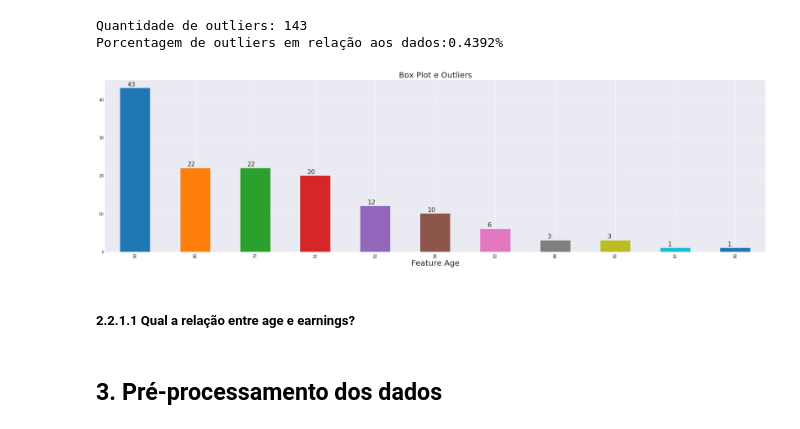
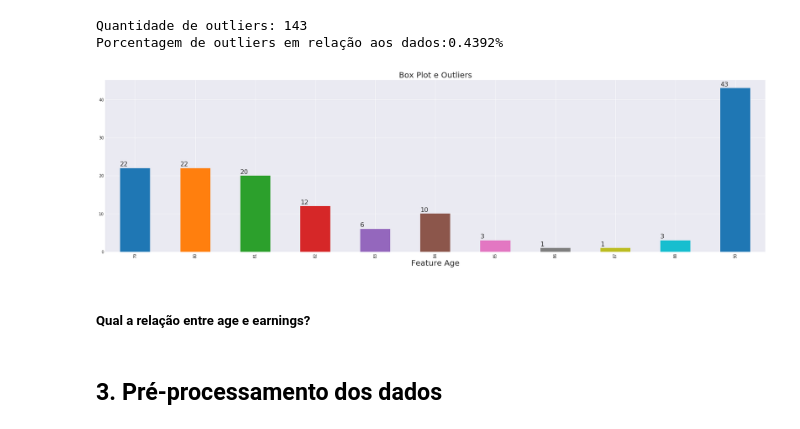
Before and after one commit to gustavo-mn/adult-dataset, a Jupyter notebook: Trabalho.ipynb, the cells around one changed output. Saved outputs shown, nothing was run; the diff lists cells and outputs as text; code cells hidden in the pictures.

```diff
--- a/Trabalho.ipynb
+++ b/Trabalho.ipynb
@@ -117,11 +116,10 @@ for feature in list(training_data_categorical.columns):
     # Configurando os textos no gráfico
     ax = training_data_categorical[feature].value_counts().plot.bar()
     ax.set_alpha(0.8)
-    #ax.set_xticks
 
     for patch in ax.patches:
-        ax.text(patch.get_x() + 0.12, patch.get_height() + 100, str(patch.get_height()),fontsize=16)
-
+        ax.text(patch.get_x(), patch.get_height() + 100, str(patch.get_height()),fontsize=16)
+        plt.xticks(rotation=-90,fontsize=14)
 
 plt.show()
 # %% [output]
@@ -219,21 +217,21 @@ Porcentagem de outliers em relação aos dados:0.4392%
 # %%
 # Histograma dos outliers
 plt.figure(figsize=(30,8))
 sns.set_style("darkgrid")
 
 # BoxPlot
-ax = outliers.age.value_counts().plot.bar()
+ax = outliers.age.value_counts().sort_index().plot.bar()
 plt.xlabel('Feature Age',fontsize=20)
 plt.title('Box Plot e Outliers',fontsize=20)
 
 for patch in ax.patches:
-    ax.text(patch.get_x() + 0.12, patch.get_height() + 0.5, str(patch.get_height()),fontsize=16)
+    ax.text(patch.get_x(), patch.get_height() + 0.5, str(patch.get_height()),fontsize=16)
 
 plt.show()
 # %% [output]
-[figure, old version]
+[figure, new version]
 # %% [markdown]
-##### 2.2.1.1 Qual a relação entre age e earnings?
+##### Qual a relação entre age e earnings?
 # %% [markdown]
 ## 3. Pré-processamento dos dados
 # %% [markdown]
```
Also changed, not shown: parts of 4 cells of this notebook.
